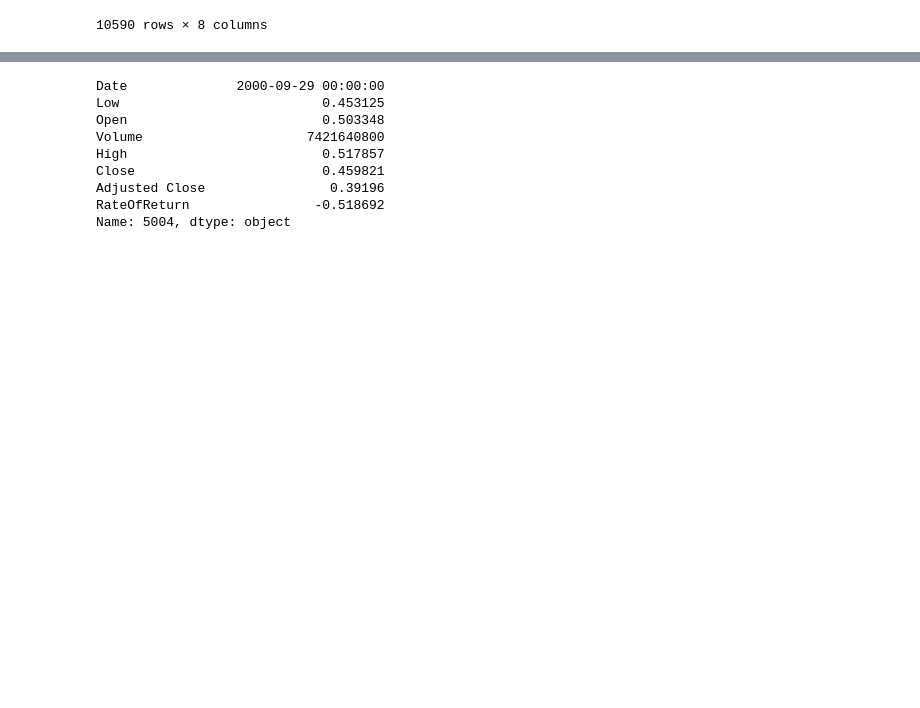
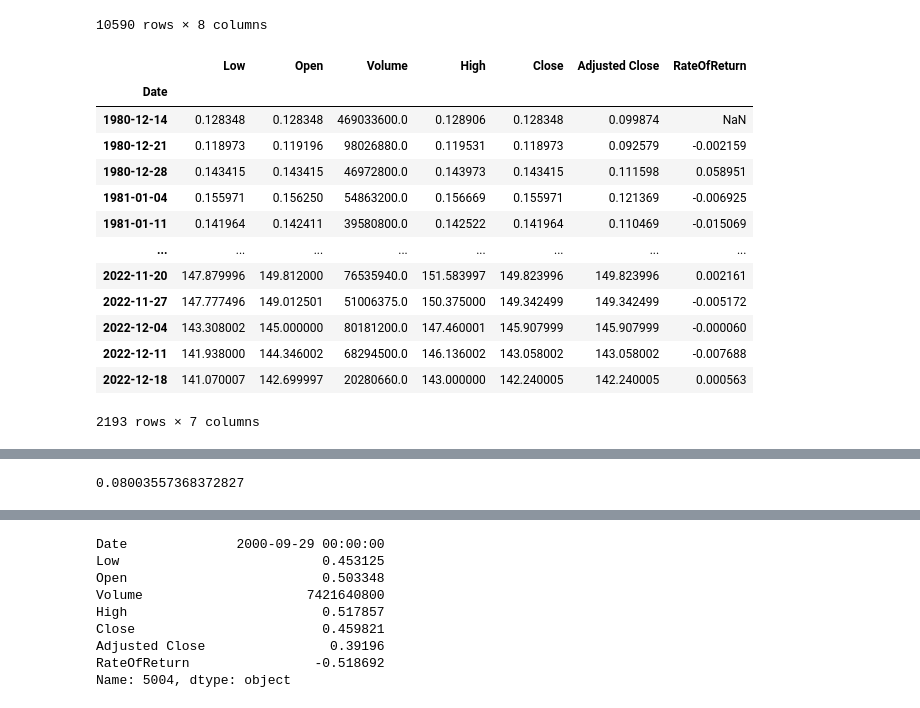
Before and after one commit to GJMrem/Stock-Market, a Jupyter notebook: notebooks/exploration.ipynb, the cells around one changed output, grey strips where cells are left out. Saved outputs shown, nothing was run; the diff lists cells and outputs as text; code cells hidden in the pictures; blank space fills up the shorter version.

```diff
--- a/notebooks/exploration.ipynb
+++ b/notebooks/exploration.ipynb
@@ -20,6 +23,24 @@ df
 | 10588 | 2022-12-09 | 140.899994 | 142.339996 | 76069500 | 145.570007 | 142.160004 | 142.160004 | -0.003435 |
 | 10589 | 2022-12-12 | 141.070007 | 142.699997 | 20280660 | 143.000000 | 142.240005 | 142.240005 | 0.000563 |
 10590 rows × 8 columns
+# %%
+df_w = df.set_index('Date').resample('W').mean()
+df_w
+# %% [output]
+|  | Low | Open | Volume | High | Close | Adjusted Close | RateOfReturn |
+| Date |  |  |  |  |  |  |  |
+| 1980-12-14 | 0.128348 | 0.128348 | 469033600.0 | 0.128906 | 0.128348 | 0.099874 | NaN |
+| 1980-12-21 | 0.118973 | 0.119196 | 98026880.0 | 0.119531 | 0.118973 | 0.092579 | -0.002159 |
+| 1980-12-28 | 0.143415 | 0.143415 | 46972800.0 | 0.143973 | 0.143415 | 0.111598 | 0.058951 |
+| 1981-01-04 | 0.155971 | 0.156250 | 54863200.0 | 0.156669 | 0.155971 | 0.121369 | -0.006925 |
+| 1981-01-11 | 0.141964 | 0.142411 | 39580800.0 | 0.142522 | 0.141964 | 0.110469 | -0.015069 |
+| ... | ... | ... | ... | ... | ... | ... | ... |
+| 2022-11-20 | 147.879996 | 149.812000 | 76535940.0 | 151.583997 | 149.823996 | 149.823996 | 0.002161 |
+| 2022-11-27 | 147.777496 | 149.012501 | 51006375.0 | 150.375000 | 149.342499 | 149.342499 | -0.005172 |
+| 2022-12-04 | 143.308002 | 145.000000 | 80181200.0 | 147.460001 | 145.907999 | 145.907999 | -0.000060 |
+| 2022-12-11 | 141.938000 | 144.346002 | 68294500.0 | 146.136002 | 143.058002 | 143.058002 | -0.007688 |
+| 2022-12-18 | 141.070007 | 142.699997 | 20280660.0 | 143.000000 | 142.240005 | 142.240005 | 0.000563 |
+2193 rows × 7 columns
 # %%
 df.describe()
 # %% [output]
@@ -32,3 +53,7 @@ df.describe()
 | 75% | 2012-06-05 18:00:00 | 15.800536 | 16.009286 | 4.070262e+08 | 16.179196 | 15.968750 | 13.831446 | 0.014708 |
 | max | 2022-12-12 00:00:00 | 179.119995 | 182.630005 | 7.421641e+09 | 182.940002 | 182.009995 | 180.959732 | 0.332280 |
 | std | NaN | 34.495971 | 34.904787 | 3.379551e+08 | 35.327844 | 34.928463 | 34.596768 | 0.028291 |
+# %%
+df['RateOfReturn'].var()*100
+# %% [output]
+0.08003557368372827
```
Also changed, not shown: parts of 8 cells of this notebook.
